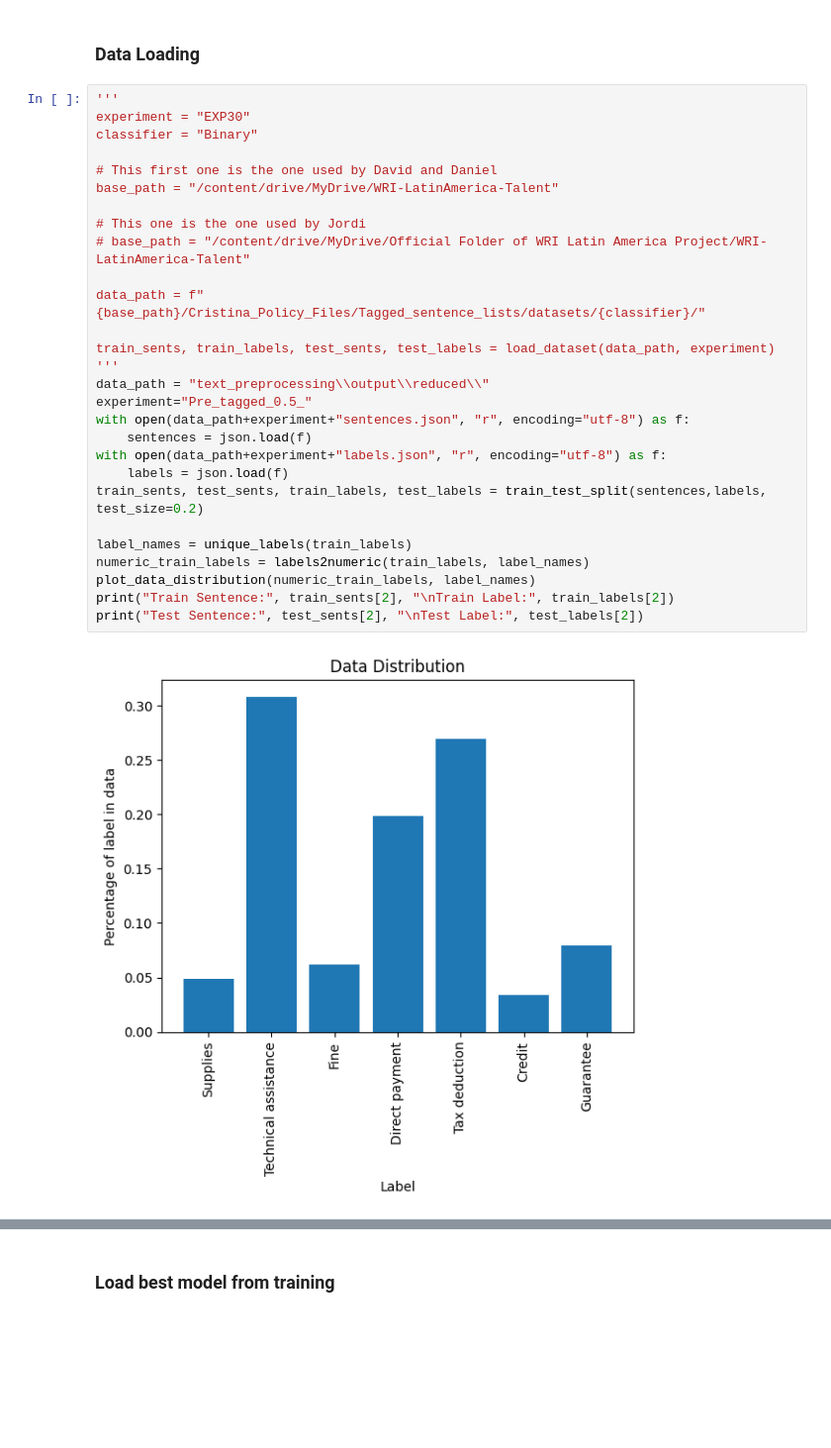
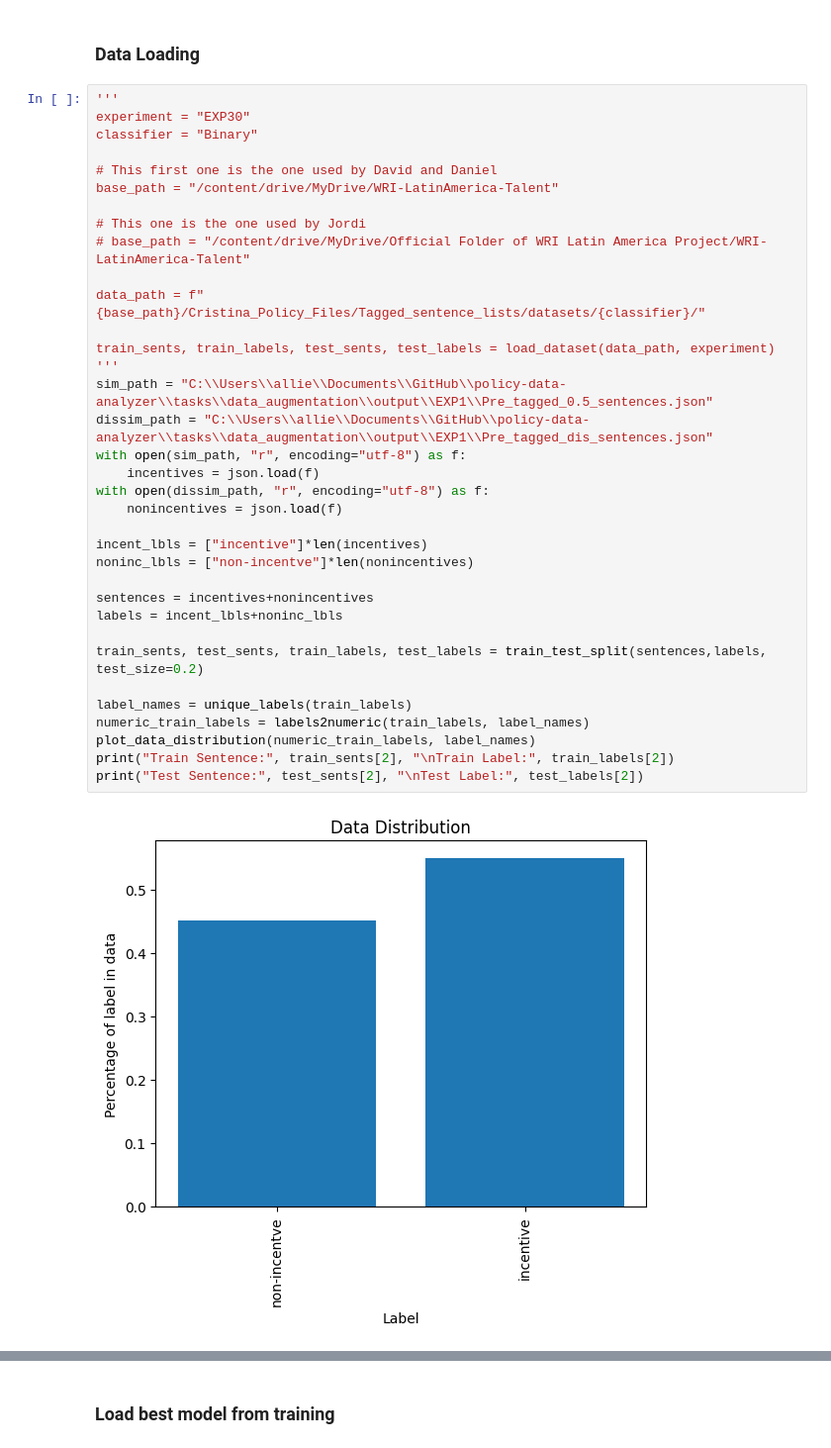
Before and after one commit to mawaskow/policy-data-analyzer, a Jupyter notebook: tasks/BinaryClassifierGoogleColab.ipynb, the cells around one changed output, grey strips where cells are left out. Shown: that part at 99% size. Cells and saved outputs as stored; diff of their text form; blank space fills up the shorter version.

```diff
--- a/tasks/BinaryClassifierGoogleColab.ipynb
+++ b/tasks/BinaryClassifierGoogleColab.ipynb
@@ -58,31 +58,38 @@ from data_augmentation.src.zero_shot_classification.latent_embeddings_classifier
 # %%
 '''
 experiment = "EXP30"
 classifier = "Binary"
 
 # This first one is the one used by David and Daniel
 base_path = "/content/drive/MyDrive/WRI-LatinAmerica-Talent"
 
 # This one is the one used by Jordi
 # base_path = "/content/drive/MyDrive/Official Folder of WRI Latin America Project/WRI-LatinAmerica-Talent"
 
 data_path = f"{base_path}/Cristina_Policy_Files/Tagged_sentence_lists/datasets/{classifier}/"
 
 train_sents, train_labels, test_sents, test_labels = load_dataset(data_path, experiment)
 '''
-data_path = "text_preprocessing\\output\\reduced\\"
-experiment="Pre_tagged_0.5_"
-with open(data_path+experiment+"sentences.json", "r", encoding="utf-8") as f:
-    sentences = json.load(f)
-with open(data_path+experiment+"labels.json", "r", encoding="utf-8") as f:
-    labels = json.load(f)
+sim_path = "C:\\Users\\allie\\Documents\\GitHub\\policy-data-analyzer\\tasks\\data_augmentation\\output\\EXP1\\Pre_tagged_0.5_sentences.json"
+dissim_path = "C:\\Users\\allie\\Documents\\GitHub\\policy-data-analyzer\\tasks\\data_augmentation\\output\\EXP1\\Pre_tagged_dis_sentences.json"
+with open(sim_path, "r", encoding="utf-8") as f:
+    incentives = json.load(f)
+with open(dissim_path, "r", encoding="utf-8") as f:
+    nonincentives = json.load(f)
+
+incent_lbls = ["incentive"]*len(incentives)
+noninc_lbls = ["non-incentve"]*len(nonincentives)
+
+sentences = incentives+nonincentives
+labels = incent_lbls+noninc_lbls
+
 train_sents, test_sents, train_labels, test_labels = train_test_split(sentences,labels, test_size=0.2)
 
 label_names = unique_labels(train_labels)
 numeric_train_labels = labels2numeric(train_labels, label_names)
 plot_data_distribution(numeric_train_labels, label_names)
 print("Train Sentence:", train_sents[2], "\nTrain Label:", train_labels[2])
 print("Test Sentence:", test_sents[2], "\nTest Label:", test_labels[2])
 # %% [output]
-[figure, old version]
+[figure, new version]
 Label counts:
```
Also changed, not shown: parts of 10 cells of this notebook, 36 other files.
